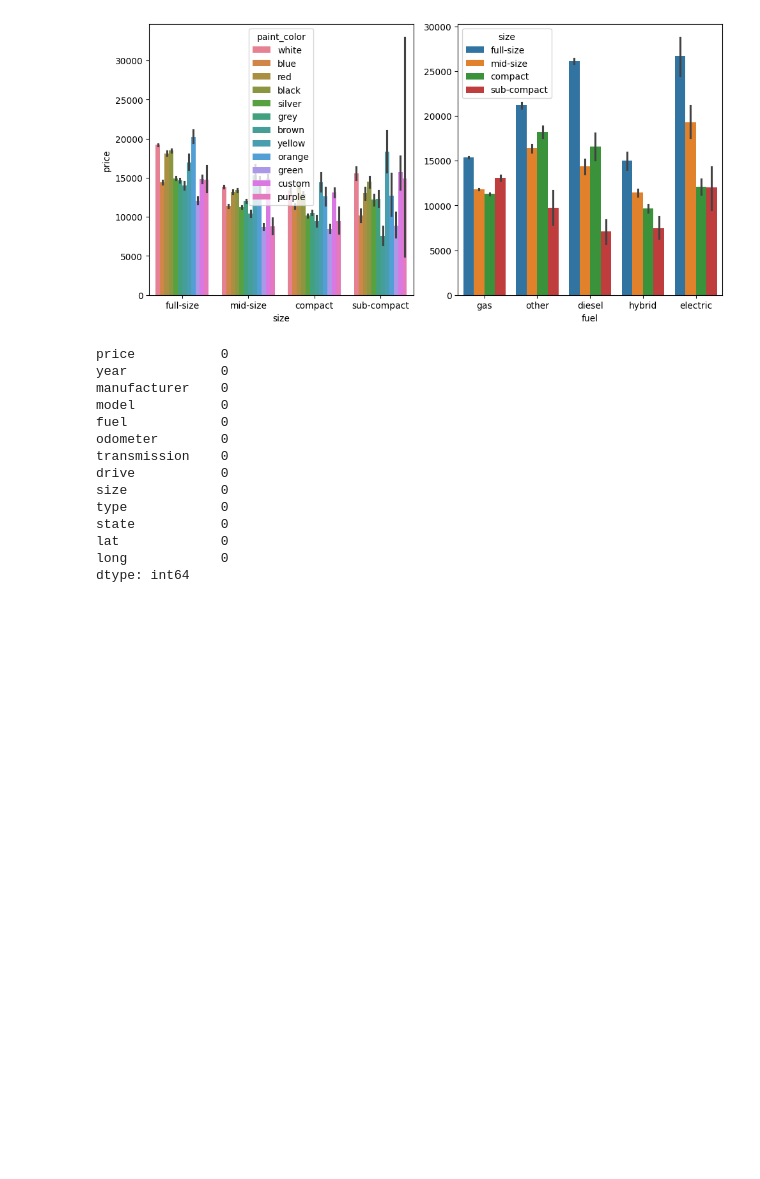
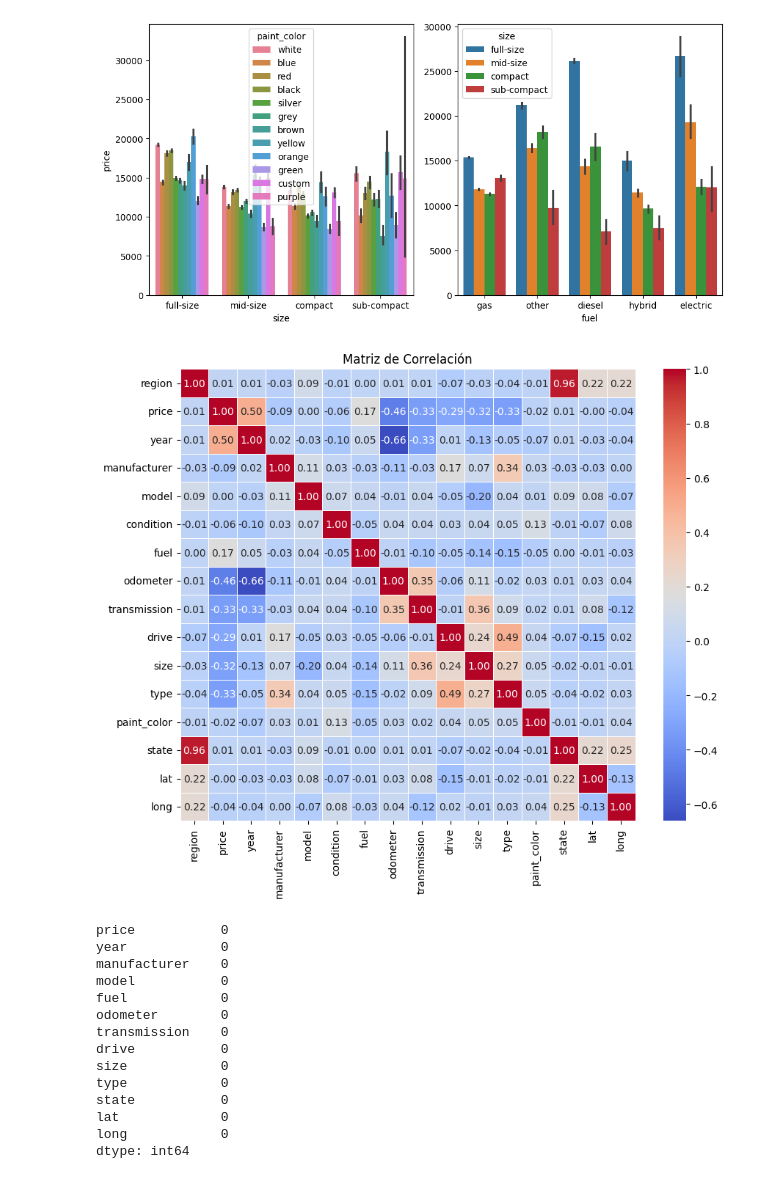
Before and after one commit to grigorow1974/Proyecto_Final, a Jupyter notebook: src/2.EDA.ipynb, the cells around one changed output. Saved outputs shown, nothing was run; the diff lists cells and outputs as text; code cells hidden in the pictures; blank space fills up the shorter version.

Commit message:
Modelos

```diff
--- a/src/2.EDA_1.ipynb
+++ b/src/2.EDA.ipynb
@@ -352,6 +344,27 @@ plt.tight_layout()
 plt.show()
 # %% [output]
 [figure]
+# %%
+# Factorizar columnas no numericas
+
+columnas_nn = ("paint_color","condition", "region",'manufacturer', 'model', 'fuel', 'transmission', 'drive', 'size', 'type','state')
+
+# Crear un nuevo DataFrame para las columnas factorizadas
+df_clean_fact = df_clean.copy()
+
+for col in columnas_nn:
+    df_clean_fact[col] = pd.factorize(df_clean_fact[col])[0]
+
+# Calcular la matriz de correlación
+correlation_matrix = df_clean_fact.corr()
+
+# Crear y visualizar el heatmap
+plt.figure(figsize=(10, 8))
+sns.heatmap(correlation_matrix, annot=True, cmap="coolwarm", fmt=".2f", linewidths=0.5)
+plt.title('Matriz de Correlación')
+plt.show()
+# %% [output]
+[figure, added]
 # %%
 # De las columnas con valores Null, se eliminan paint_color y condition por su bajor valor predictivo.
 # Se elimina region por su alta correlacion con state
```
Also changed, not shown: parts of 4 cells of this notebook.
